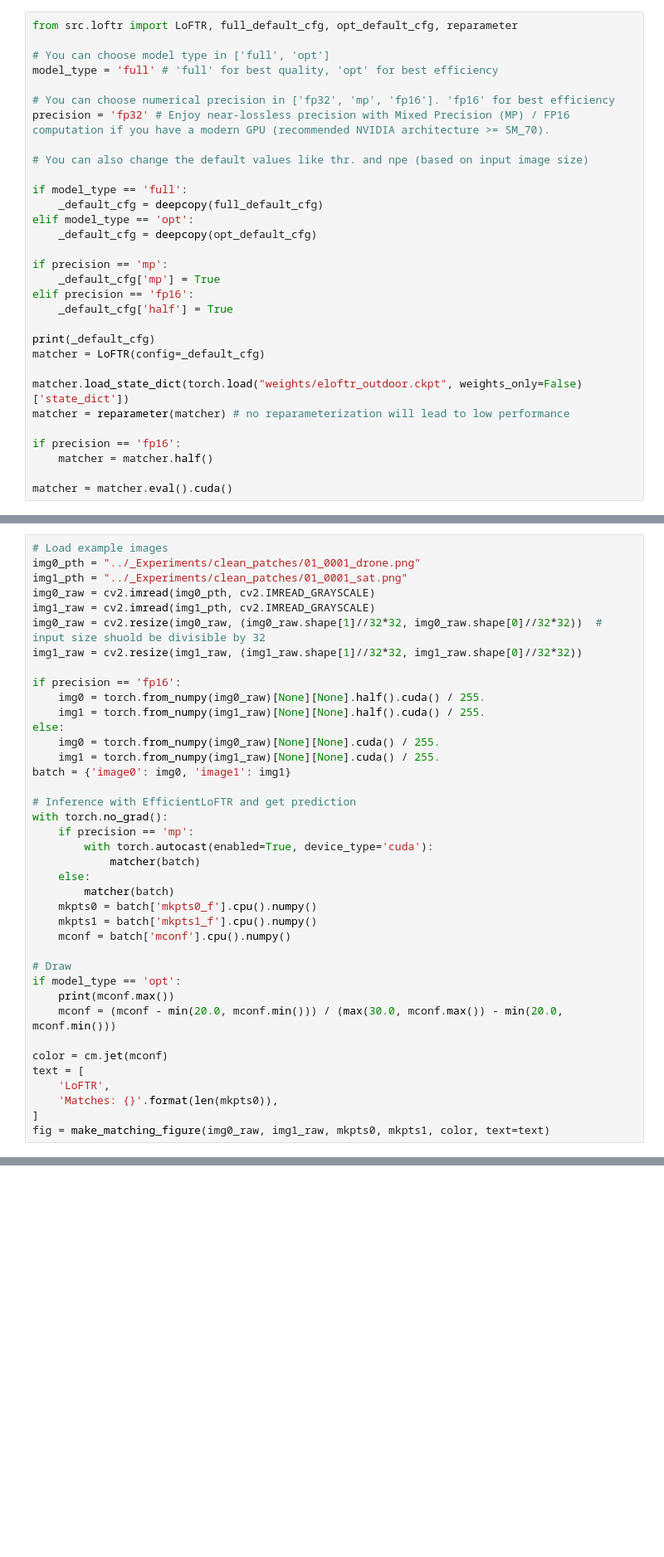
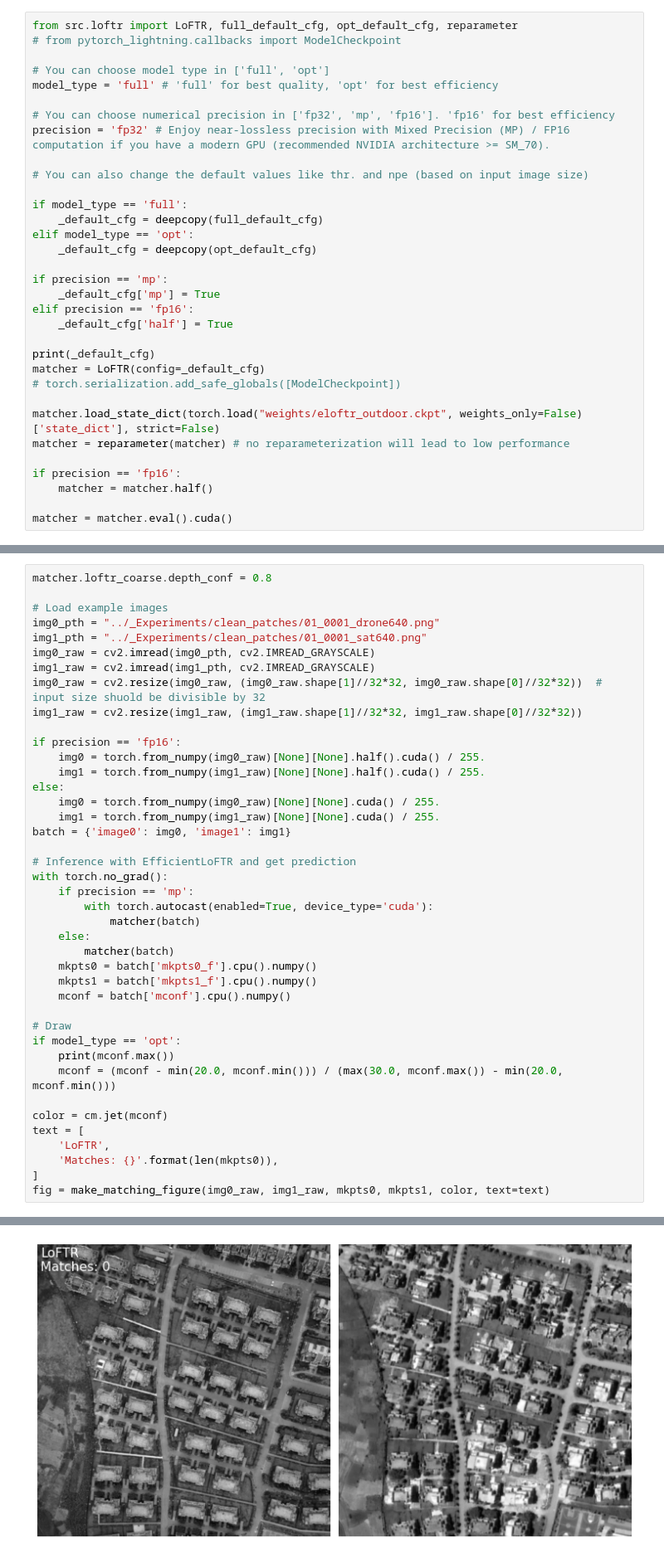
Before and after one commit to sunnycows/EfficientLoFTR, a Jupyter notebook: notebooks/demo_single_pair.ipynb, the cells around one changed output, grey strips where cells are left out. Shown at 83% size. Drawn from its saved outputs; the diff is of its cells as text; blank space fills up the shorter version.

```diff
--- a/notebooks/demo_single_pair.ipynb
+++ b/notebooks/demo_single_pair.ipynb
@@ -27,5 +23,6 @@ We recommend using our pre-trained model for input in outdoor environments becau
 # %%
 from src.loftr import LoFTR, full_default_cfg, opt_default_cfg, reparameter
+# from pytorch_lightning.callbacks import ModelCheckpoint
 
 # You can choose model type in ['full', 'opt']
 model_type = 'full' # 'full' for best quality, 'opt' for best efficiency
@@ -47,8 +44,9 @@ elif precision == 'fp16':
 
 print(_default_cfg)
 matcher = LoFTR(config=_default_cfg)
+# torch.serialization.add_safe_globals([ModelCheckpoint])
 
-matcher.load_state_dict(torch.load("weights/eloftr_outdoor.ckpt", weights_only=False)['state_dict'])
+matcher.load_state_dict(torch.load("weights/eloftr_outdoor.ckpt", weights_only=False)['state_dict'], strict=False)
 matcher = reparameter(matcher) # no reparameterization will lead to low performance
 
 if precision == 'fp16':
@@ -60,7 +59,9 @@ ModuleNotFoundError: No module named 'src'
 # %%
+matcher.loftr_coarse.depth_conf = 0.8
+
 # Load example images
-img0_pth = "../_Experiments/clean_patches/01_0001_drone.png"
-img1_pth = "../_Experiments/clean_patches/01_0001_sat.png"
+img0_pth = "../_Experiments/clean_patches/01_0001_drone640.png"
+img1_pth = "../_Experiments/clean_patches/01_0001_sat640.png"
 img0_raw = cv2.imread(img0_pth, cv2.IMREAD_GRAYSCALE)
 img1_raw = cv2.imread(img1_pth, cv2.IMREAD_GRAYSCALE)
 img0_raw = cv2.resize(img0_raw, (img0_raw.shape[1]//32*32, img0_raw.shape[0]//32*32))  # input size shuold be divisible by 32
@@ -103,3 +114,4 @@ AttributeError: 'NoneType' object has no attribute 'shape'
+[figure, added]
 # %%
 import cv2
 import torch
```
Also changed, not shown: parts of 4 cells of this notebook, 3 other files.
